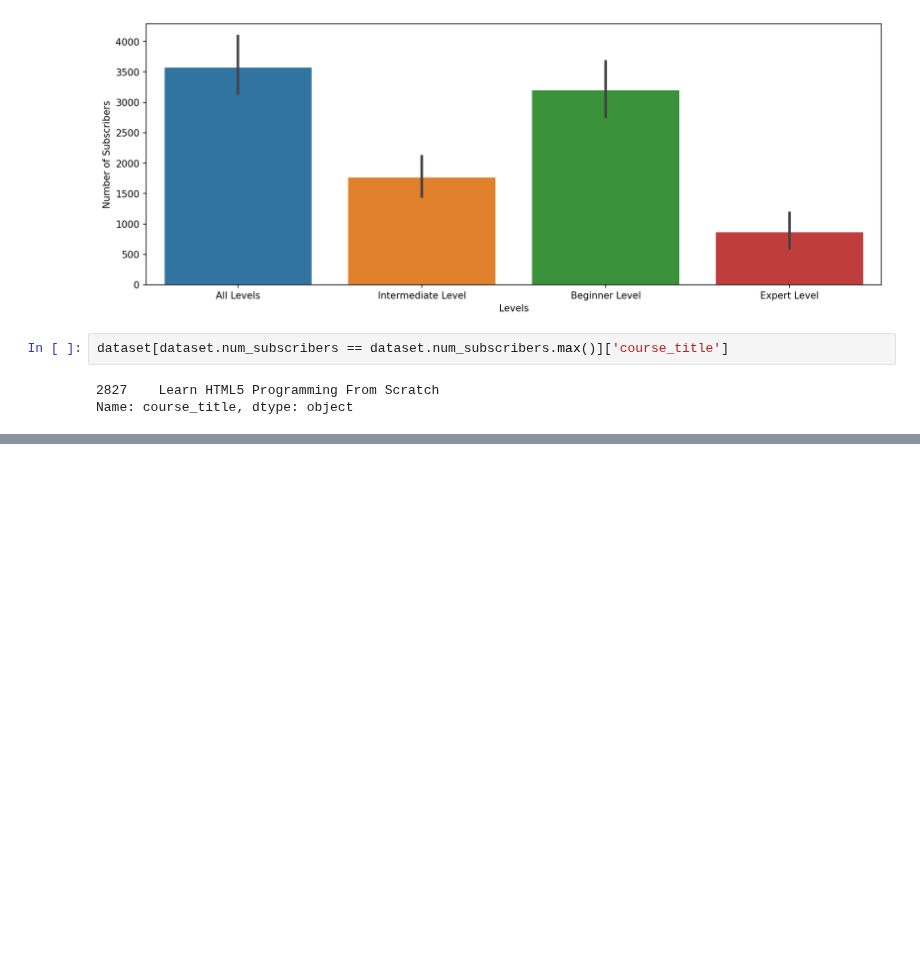
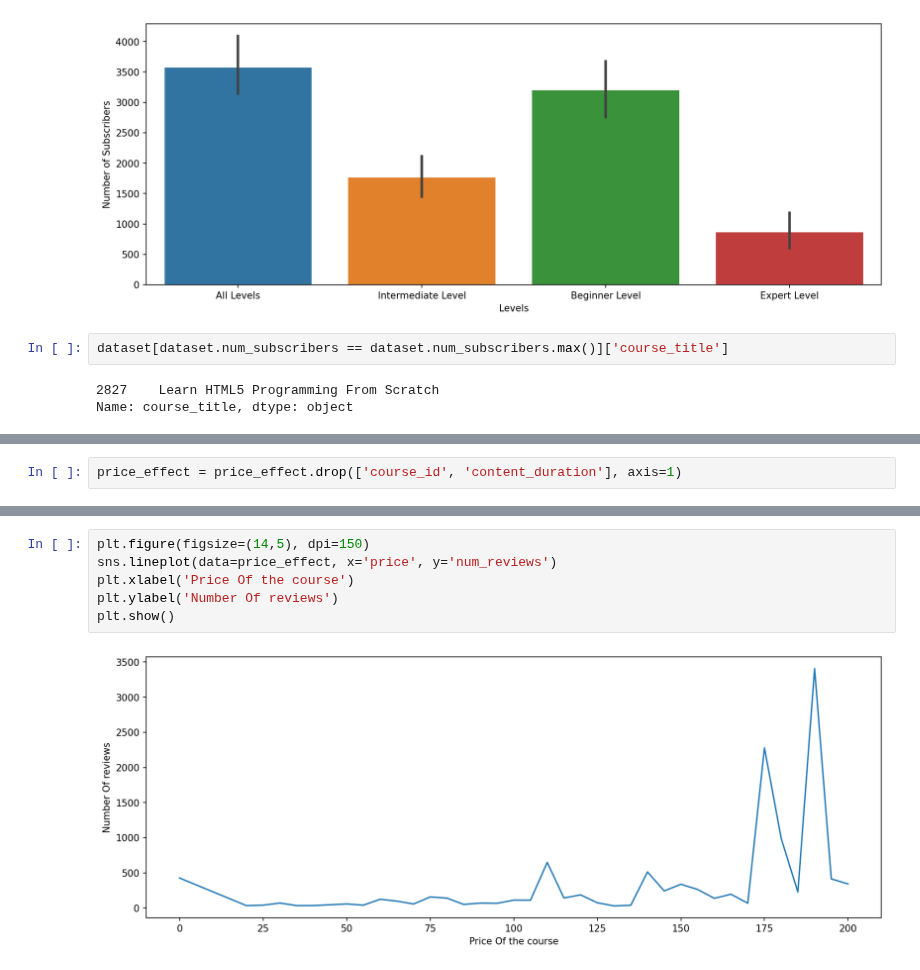
Before and after one commit to rohitcodism/ML-DS, a Jupyter notebook: Projects/Udemy Dataset Analysis/udemy.ipynb, the cells around one changed output, grey strips where cells are left out. Cells and saved outputs as stored; diff of their text form; blank space fills up the shorter version.

```diff
--- a/Projects/Udemy Dataset Analysis/udemy.ipynb
+++ b/Projects/Udemy Dataset Analysis/udemy.ipynb
@@ -241,0 +266,2 @@ dataset.sort_values(by='num_subscribers', ascending=False).head(10)
+# %%
+price_effect = price_effect.drop(['course_id', 'content_duration'], axis=1)
@@ -241,0 +289,8 @@ dataset.sort_values(by='num_subscribers', ascending=False).head(10)
+# %%
+plt.figure(figsize=(14,5), dpi=150)
+sns.lineplot(data=price_effect, x='price', y='num_reviews')
+plt.xlabel('Price Of the course')
+plt.ylabel('Number Of reviews')
+plt.show()
+# %% [output]
+[figure, added]
```
Also changed, not shown: parts of 9 cells of this notebook.
